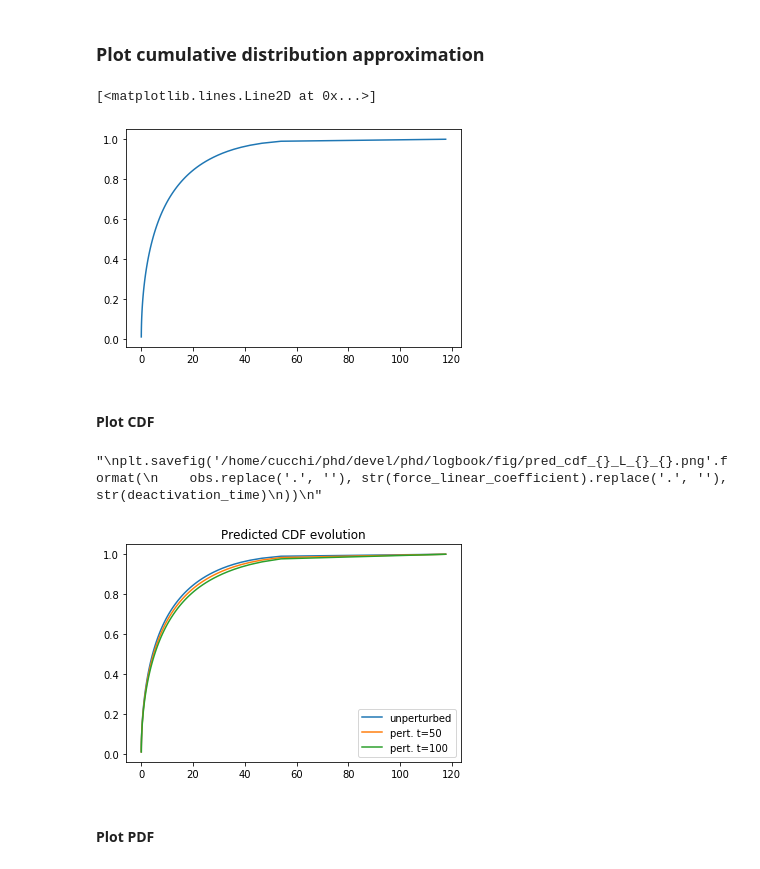
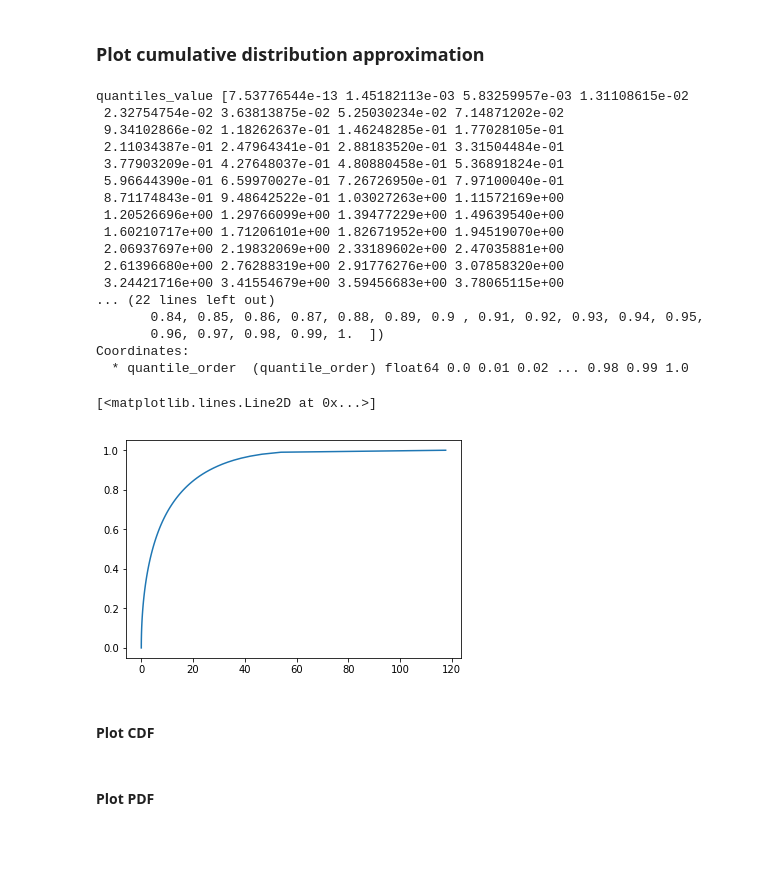
Before and after one commit to mcucchi9/exotic, a Jupyter notebook: docs/notebooks/predictions_linear_plot.ipynb, the cells around one changed output. Saved outputs shown, nothing was run; the diff lists cells and outputs as text; code cells hidden in the pictures; blank space fills up the shorter version.

```diff
--- a/docs/notebooks/predictions_linear_plot.ipynb
+++ b/docs/notebooks/predictions_linear_plot.ipynb
@@ -54,10 +62,7 @@ resp_pred_semidiff = {}
 resp_pred_normal = {}
 for obs in obs_all:
     resp_real[obs] = xr.open_dataarray(
-        '/home/cucchi/phd/data/response/lorenz96/rk4/{f}/response_lorenz96_rk4_{o}_{f}.nc'.format(
-            o=obs,
-            f=forcing
-        )
+        f'/home/marco/phd/data/response/lorenz96/rk4/{forcing}/{observable}/response_lorenz96_rk4_{obs}_{forcing}.nc'
     )
     resp_pred_semidiff[obs] = analysis.compute_response(chi_semidiff[obs], forcings.LinearForcing(
         linear_coefficient=force_linear_coefficient,
@@ -146,10 +168,7 @@ resp_pred_semidiff = {}
 resp_pred_normal = {}
 for obs in obs_all:
     resp_real[obs] = xr.open_dataarray(
-        '/home/cucchi/phd/data/response/lorenz96/rk4/{f}/response_lorenz96_rk4_{o}_{f}.nc'.format(
-            o=obs,
-            f=forcing
-        )
+        f'/home/marco/phd/data/response/lorenz96/rk4/{forcing}/{observable}/response_lorenz96_rk4_{obs}_{forcing}.nc'
     )
     resp_pred_semidiff[obs] = analysis.compute_response(chi_semidiff[obs], forcings.LinearForcing(
         linear_coefficient=force_linear_coefficient,
@@ -275,9 +285,31 @@ observation = 'energy'
+# %%
+observable = 'energy'
+QUANTILES_PATH = f'/home/marco/phd/data/obs/lorenz96/rk4/CF_8.0/quantiles/obs_lorenz96_rk4_CF_8.0_quantiles_{observable}.nc'
 # %%
 quantiles = xr.open_dataarray(QUANTILES_PATH)
-x = quantiles.values[1:]
-y = quantiles.quantile_order[1:]
+x = quantiles.values
+y = quantiles.quantile_order
+print('quantiles_value', x)
+print('quantiles_order', y)
 plt.plot(x, y)
 # %% [output]
-[<matplotlib.lines.Line2D at 0x...>]
+quantiles_value [7.53776544e-13 1.45182113e-03 5.83259957e-03 1.31108615e-02
+ 2.32754754e-02 3.63813875e-02 5.25030234e-02 7.14871202e-02
+ 9.34102866e-02 1.18262637e-01 1.46248285e-01 1.77028105e-01
+ 2.11034387e-01 2.47964341e-01 2.88183520e-01 3.31504484e-01
+ 3.77903209e-01 4.27648037e-01 4.80880458e-01 5.36891824e-01
+ 5.96644390e-01 6.59970027e-01 7.26726950e-01 7.97100040e-01
+ 8.71174843e-01 9.48642522e-01 1.03027263e+00 1.11572169e+00
+ 1.20526696e+00 1.29766099e+00 1.39477229e+00 1.49639540e+00
+ 1.60210717e+00 1.71206101e+00 1.82671952e+00 1.94519070e+00
+ 2.06937697e+00 2.19832069e+00 2.33189602e+00 2.47035881e+00
+ 2.61396680e+00 2.76288319e+00 2.91776276e+00 3.07858320e+00
+ 3.24421716e+00 3.41554679e+00 3.59456683e+00 3.78065115e+00
+... (22 lines left out)
+       0.84, 0.85, 0.86, 0.87, 0.88, 0.89, 0.9 , 0.91, 0.92, 0.93, 0.94, 0.95,
+       0.96, 0.97, 0.98, 0.99, 1.  ])
+Coordinates:
+  * quantile_order  (quantile_order) float64 0.0 0.01 0.02 ... 0.98 0.99 1.0
+[<matplotlib.lines.Line2D at 0x...>]
-[figure, old version]
+[figure, new version]
 # %%
@@ -309,14 +345,11 @@ plt.plot(x, y_pred_t50, label='pert. t=50')
 plt.plot(x, y_pred_t100, label='pert. t=100')
 plt.title('Predicted CDF evolution')
 plt.legend()
-"""
-plt.savefig('/home/cucchi/phd/devel/phd/logbook/fig/pred_cdf_{}_L_{}_{}.png'.format(
-    obs.replace('.', ''), str(force_linear_coefficient).replace('.', ''), str(deactivation_time)
-))
-"""
+
+if SAVE_FIG:
+    plt.savefig('../logbook/fig/pred_cdf_{}_L_{}_{}.png'.format(
+        obs.replace('.', ''), str(force_linear_coefficient).replace('.', ''), str(deactivation_time)
+    ))
-# %% [output]
-"\nplt.savefig('/home/cucchi/phd/devel/phd/logbook/fig/pred_cdf_{}_L_{}_{}.png'.format(\n    obs.replace('.', ''), str(force_linear_coefficient).replace('.', ''), str(deactivation_time)\n))\n"
-[figure, removed]
 # %% [markdown]
 #### Plot PDF
 # %%
```
Also changed, not shown: parts of 16 cells of this notebook, 2 other files.
